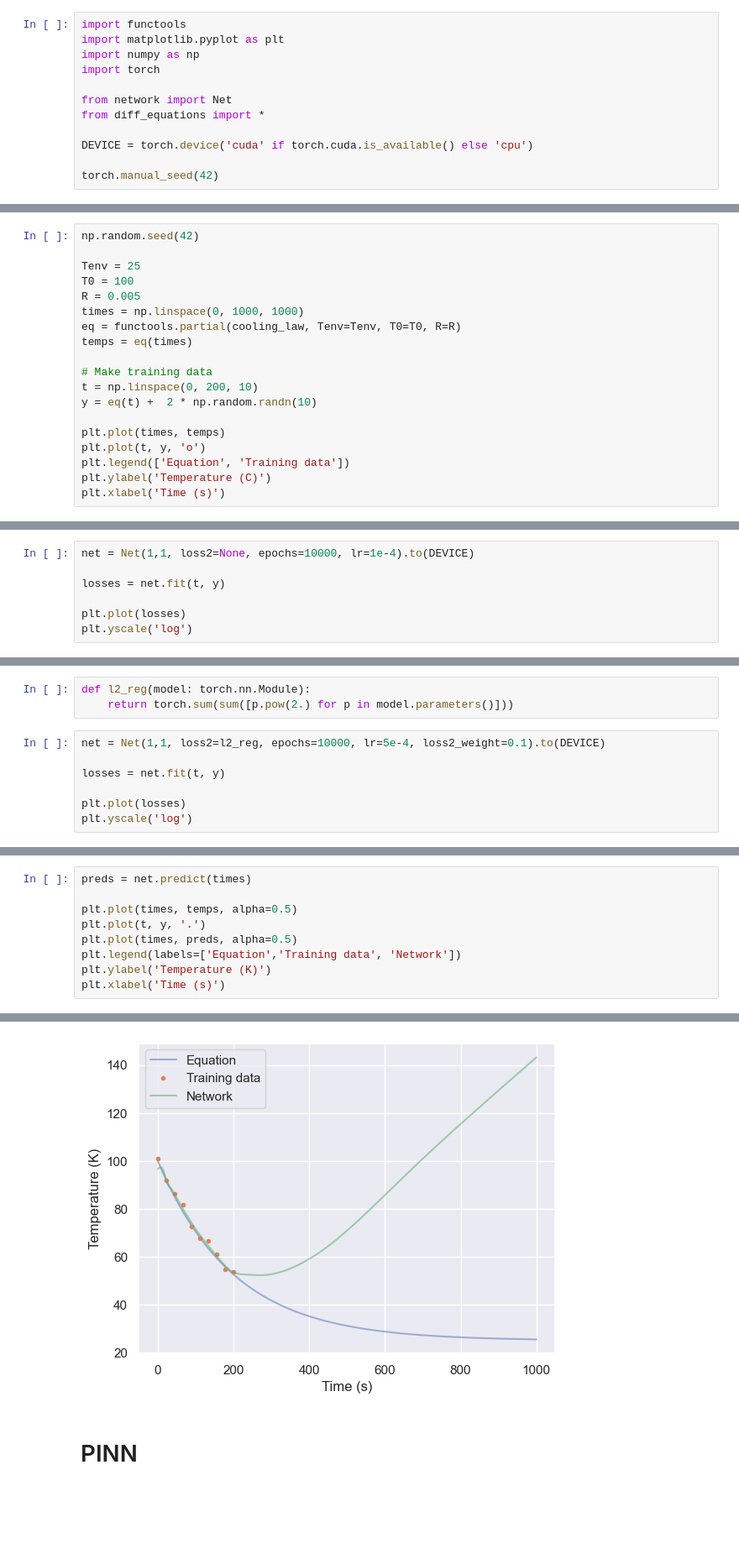
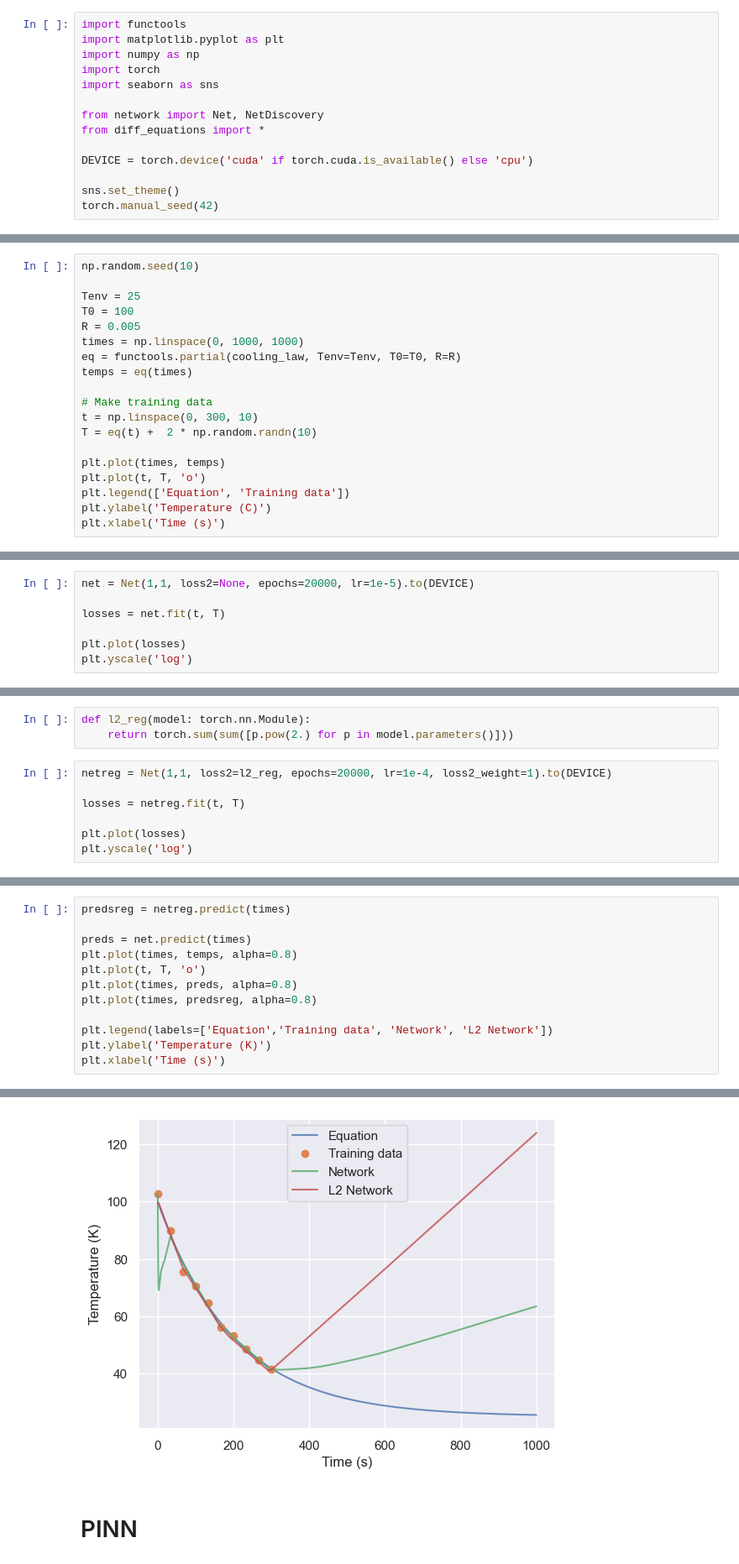
Before and after one commit to TheodoreWolf/pinns, a Jupyter notebook: src/cooling/temp_pred.ipynb, the cells around one changed output, grey strips where cells are left out. Shown at 84% size. Drawn from its saved outputs; the diff is of its cells as text; blank space fills up the shorter version.

```diff
--- a/src/cooling/temp_pred.ipynb
+++ b/src/cooling/temp_pred.ipynb
@@ -3,17 +3,19 @@ import functools
 import matplotlib.pyplot as plt
 import numpy as np
 import torch
+import seaborn as sns
 
-from network import Net
+from network import Net, NetDiscovery
 from diff_equations import *
 
 DEVICE = torch.device('cuda' if torch.cuda.is_available() else 'cpu')
 
+sns.set_theme()
 torch.manual_seed(42)
 # %% [output]
 <torch._C.Generator at 0x...>
 # %%
-np.random.seed(42)
+np.random.seed(10)
 
 Tenv = 25
 T0 = 100
@@ -23,11 +25,11 @@ eq = functools.partial(cooling_law, Tenv=Tenv, T0=T0, R=R)
 temps = eq(times)
 
 # Make training data
-t = np.linspace(0, 200, 10)
-y = eq(t) +  2 * np.random.randn(10)
+t = np.linspace(0, 300, 10)
+T = eq(t) +  2 * np.random.randn(10)
 
 plt.plot(times, temps)
-plt.plot(t, y, 'o')
+plt.plot(t, T, 'o')
 plt.legend(['Equation', 'Training data'])
 plt.ylabel('Temperature (C)')
 plt.xlabel('Time (s)')
@@ -39,7 +41,7 @@ Text(0.5, 0, 'Time (s)')
 # %%
-net = Net(1,1, loss2=None, epochs=10000, lr=1e-4).to(DEVICE)
+net = Net(1,1, loss2=None, epochs=20000, lr=1e-5).to(DEVICE)
 
-losses = net.fit(t, y)
+losses = net.fit(t, T)
 
 plt.plot(losses)
 plt.yscale('log')
@@ -73,9 +61,9 @@ Text(0.5, 0, 'Time (s)')
 def l2_reg(model: torch.nn.Module):
     return torch.sum(sum([p.pow(2.) for p in model.parameters()]))
 # %%
-net = Net(1,1, loss2=l2_reg, epochs=10000, lr=5e-4, loss2_weight=0.1).to(DEVICE)
+netreg = Net(1,1, loss2=l2_reg, epochs=20000, lr=1e-4, loss2_weight=1).to(DEVICE)
 
-losses = net.fit(t, y)
+losses = netreg.fit(t, T)
 
 plt.plot(losses)
 plt.yscale('log')
@@ -94,15 +82,18 @@ Epoch 9000/10000, loss: 170.17
 # %%
+predsreg = netreg.predict(times)
+
 preds = net.predict(times)
+plt.plot(times, temps, alpha=0.8)
+plt.plot(t, T, 'o')
+plt.plot(times, preds, alpha=0.8)
+plt.plot(times, predsreg, alpha=0.8)
 
-plt.plot(times, temps, alpha=0.5)
-plt.plot(t, y, '.')
-plt.plot(times, preds, alpha=0.5)
-plt.legend(labels=['Equation','Training data', 'Network'])
+plt.legend(labels=['Equation','Training data', 'Network', 'L2 Network'])
 plt.ylabel('Temperature (K)')
 plt.xlabel('Time (s)')
 # %% [output]
 Text(0.5, 0, 'Time (s)')
-[figure, old version]
+[figure, new version]
 # %% [markdown]
 # PINN
 # %%
```
Also changed, not shown: parts of 12 cells of this notebook, 7 other files.
